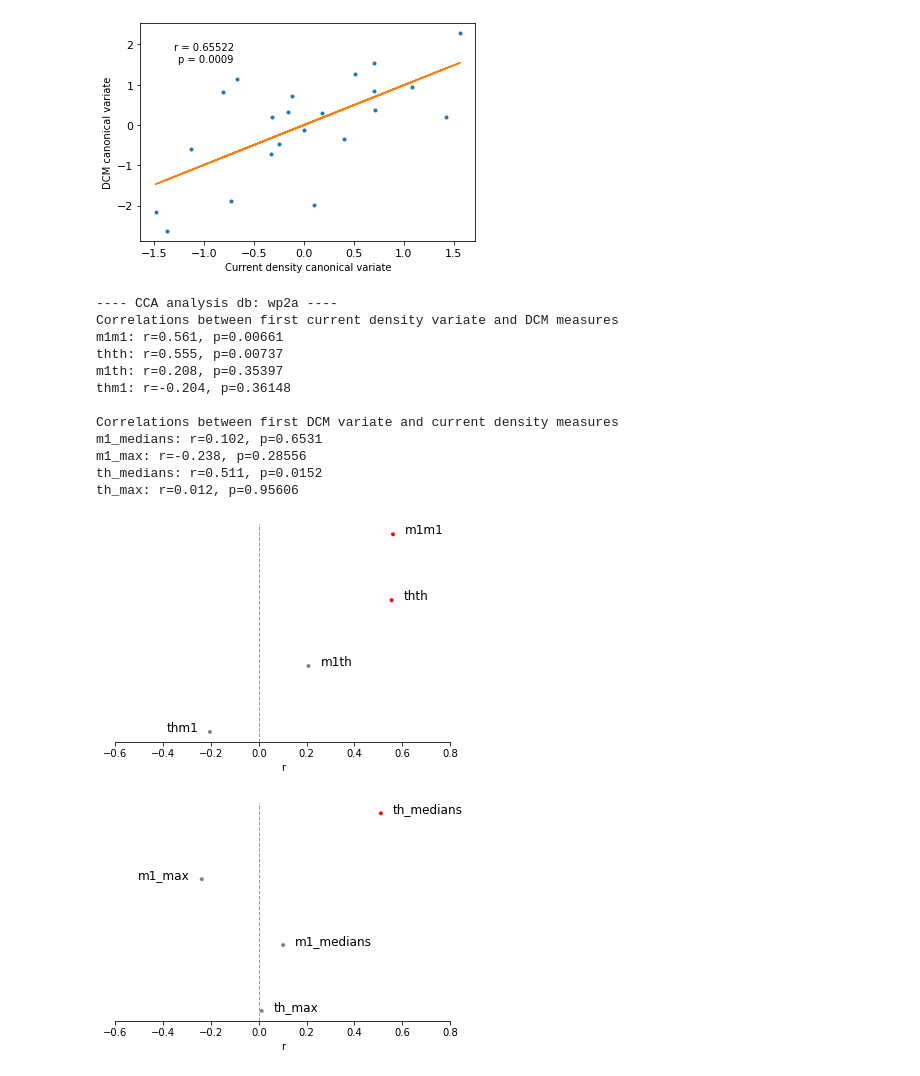
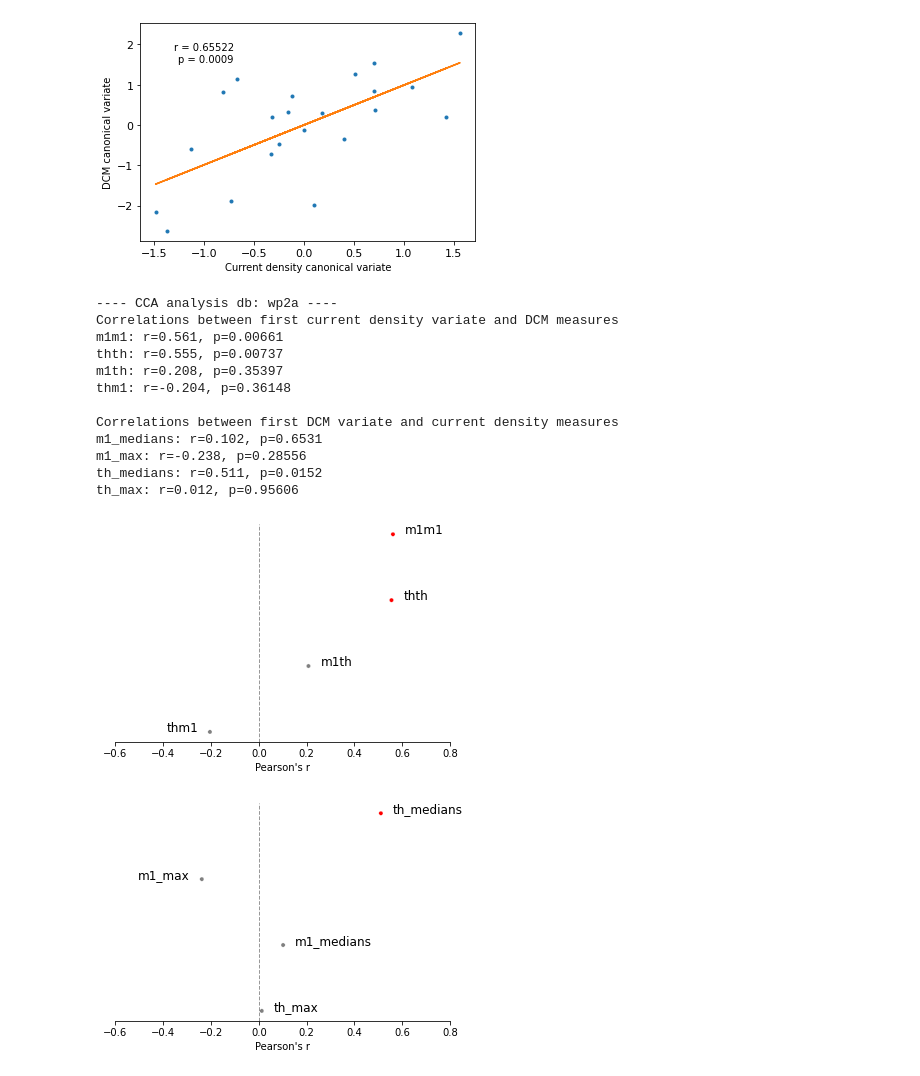
Before and after one commit to davide-aloi/wp1_2_roast, a Jupyter notebook: wp_all_8_current_density_cor.ipynb, the cells around one changed output. Drawn from its saved outputs; the diff is of its cells as text; code cells hidden in the pictures.

Commit message:
plots labels added

```diff
--- a/wp_all_8_current_density_cor.ipynb
+++ b/wp_all_8_current_density_cor.ipynb
@@ -158,7 +158,7 @@ for db_id, db in enumerate(db_names):
                 legend = False)
 
         ax.set_xticks(np.arange(-1,1,0.2)) # increasing n of y-ticks
-
+        ax.set_xlabel("Pearson's r")
         plt.rcParams['figure.facecolor'] = 'white'
         plt.xlim(-0.6,0.8)
         sns.despine(left=True)
@@ -181,35 +181,35 @@ Current density metrics
 0    1.064099 -0.222754   -0.387600  2.239864
 1    1.202965  1.111482   -0.967031 -0.837454
 2   -0.107853  1.544385   -0.503373  0.143153
 3   -0.665023 -1.268581   -0.250689 -0.461470
 4    0.777813  0.006170    1.643100 -0.504230
 
 DCM values
        m1m1      thth      m1th      thm1
 0  0.300931  1.085120 -1.125615 -0.815612
 1 -1.533606  0.598047  0.172432 -0.076831
 2 -2.011669 -1.517923 -0.709467  0.424610
 3  1.769832  0.171052 -0.640999 -0.924352
 4 -0.010210  0.366904 -0.165926 -0.092548
 
 Correlations between CV pairs
 r1=0.655, p1=0.00093
 r2=0.484, p2=0.02261
 [figure]
 ---- CCA analysis db: wp2a ----
 Correlations between first current density variate and DCM measures
 m1m1: r=0.561, p=0.00661
 thth: r=0.555, p=0.00737
 m1th: r=0.208, p=0.35397
 thm1: r=-0.204, p=0.36148
 
 Correlations between first DCM variate and current density measures
 m1_medians: r=0.102, p=0.6531
 m1_max: r=-0.238, p=0.28556
 th_medians: r=0.511, p=0.0152
 th_max: r=0.012, p=0.95606
-[figure, old version]
+[figure, new version]
-[figure, old version]
+[figure, new version]
 -------- CCA analysis for dataset wp1b ---------
 Current density metrics
    m1_medians    m1_max  th_medians    th_max  cb_medians    cb_max
```
Also changed, not shown: parts of 1 cell of this notebook.
